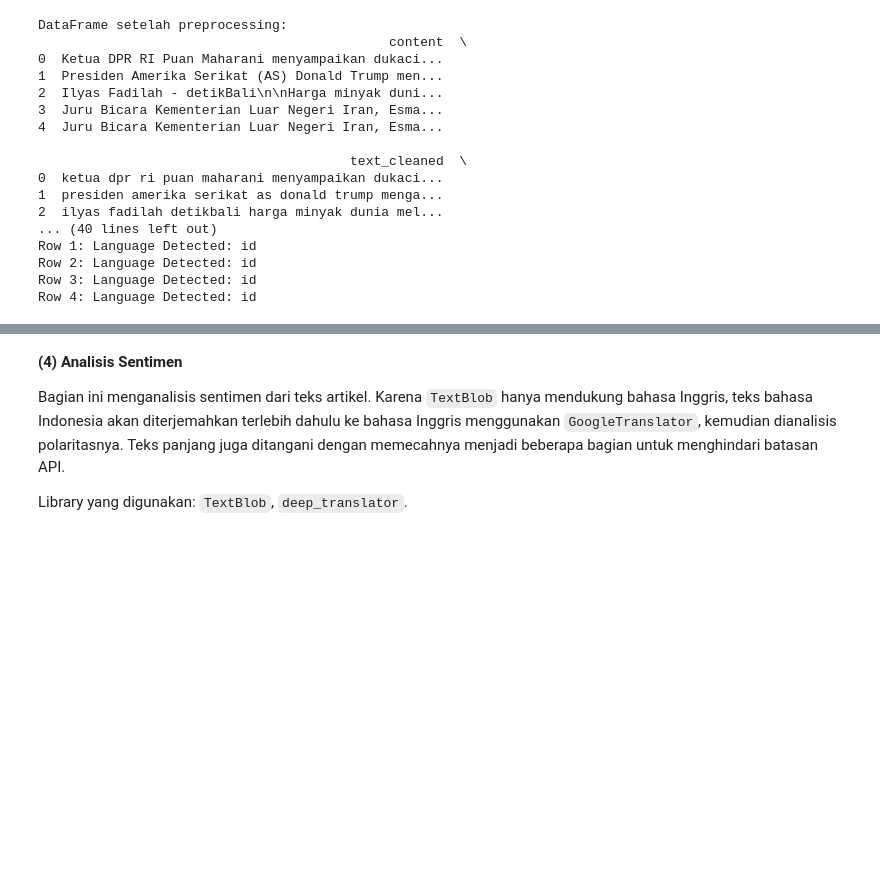
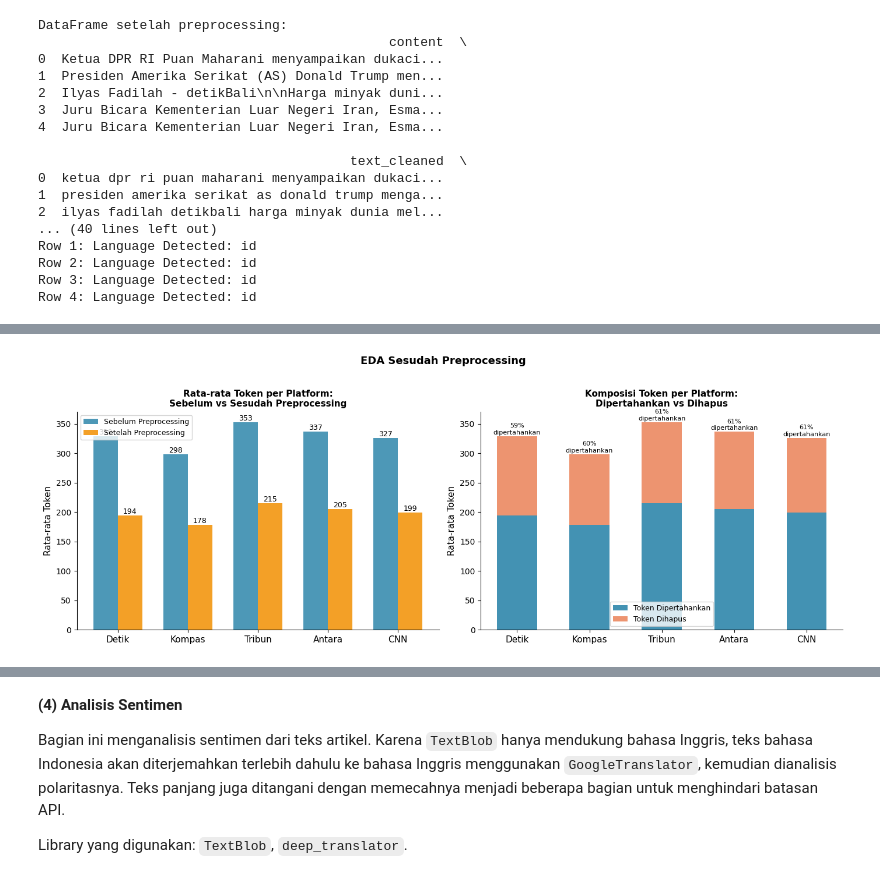
Before and after one commit to KurniaYufi/sentiment-analysis-kematian-ali-khamenei, a Jupyter notebook: data-preprocessing/article-preprocessing.ipynb, the cells around one changed output, grey strips where cells are left out. Drawn from its saved outputs; the diff is of its cells as text; code cells hidden in the pictures; blank space fills up the shorter version.

```diff
--- a/data-preprocessing/article-preprocessing.ipynb
+++ b/data-preprocessing/article-preprocessing.ipynb
@@ -354,0 +475,91 @@ Row 4: Language Detected: id
+# %%
+from collections import Counter
+import matplotlib.pyplot as plt
+import numpy as np
+
+# ── Hitung token count ────────────────────────────────────────────────────
+df_article['token_count_raw']   = df_article['tokens'].str.len()
+df_article['token_count_clean'] = df_article['tokens_no_stop'].str.len()
+df_article['token_count_stem']  = df_article['tokens_stemmed'].str.len()
+
+ORDER = ['Detik', 'Kompas', 'Tribun', 'Antara', 'CNN']
+
+print("=== Statistik Token Setelah Preprocessing ===")
+mean_raw   = df_article['token_count_raw'].mean()
+mean_clean = df_article['token_count_clean'].mean()
+mean_stem  = df_article['token_count_stem'].mean()
+print(f"  Rata-rata token (sebelum stopword removal) : {mean_raw:.1f}")
+print(f"  Rata-rata token (sesudah stopword removal) : {mean_clean:.1f}  (reduksi: {(1-mean_clean/mean_raw)*100:.1f}%)")
+print(f"  Rata-rata token (sesudah stemming)          : {mean_stem:.1f}  (reduksi: {(1-mean_stem/mean_raw)*100:.1f}%)")
+print(f"  Median token (sesudah stemming)             : {df_article['token_count_stem'].median():.1f}")
+print(f"  Min token (sesudah stemming)                : {df_article['token_count_stem'].min()}")
+print(f"  Max token (sesudah stemming)                : {df_article['token_count_stem'].max()}")
+
+print("\n=== Token Setelah Stemming per Platform ===")
+print(df_article.groupby('News')['token_count_stem']
+      .agg(['mean','median','min','max']).round(1)
+      .rename(columns={'mean':'Rata-rata','median':'Median','min':'Min','max':'Max'}).to_string())
+
+all_raw  = [t for toks in df_article['tokens'].tolist()         for t in toks]
+all_stem = [t for toks in df_article['tokens_stemmed'].tolist() for t in toks]
+print(f"\n=== Statistik Kosakata ===")
+print(f"  Token unik (sebelum preprocessing)  : {len(set(all_raw)):,}")
+print(f"  Token unik (setelah stemming)        : {len(set(all_stem)):,}")
+print(f"  Reduksi kosakata                     : {(1-len(set(all_stem))/len(set(all_raw)))*100:.1f}%")
+
+# ── Visualisasi 1: Bar sebelum vs sesudah + Stacked komposisi ─────────────
+COLORS = ['#2E86AB','#A23B72','#F18F01','#C73E1D','#3B1F2B']
+fig, axes = plt.subplots(1, 2, figsize=(14, 5))
+x = np.arange(len(ORDER))
+
+ax = axes[0]
+w = 0.35
+before_m = [df_article[df_article['News']==n]['token_count_raw'].mean()  for n in ORDER]
+after_m  = [df_article[df_article['News']==n]['token_count_stem'].mean() for n in ORDER]
+b1 = ax.bar(x - w/2, before_m, w, label='Sebelum Preprocessing', color='#2E86AB', alpha=0.85)
+b2 = ax.bar(x + w/2, after_m,  w, label='Setelah Preprocessing',  color='#F18F01', alpha=0.85)
+ax.set_xticks(x); ax.set_xticklabels(ORDER, fontsize=11)
+ax.set_ylabel('Rata-rata Token', fontsize=11)
+ax.set_title('Rata-rata Token per Platform:\nSebelum vs Sesudah Preprocessing', fontsize=11, fontweight='bold')
+ax.legend(fontsize=9)
+for bar in b1: ax.text(bar.get_x()+bar.get_width()/2, bar.get_height()+3, f'{bar.get_height():.0f}', ha='center', fontsize=9)
+for bar in b2: ax.text(bar.get_x()+bar.get_width()/2, bar.get_height()+3, f'{bar.get_height():.0f}', ha='center', fontsize=9)
+ax.spines['top'].set_visible(False); ax.spines['right'].set_visible(False)
+
+ax = axes[1]
+raw_m     = [df_article[df_article['News']==n]['token_count_raw'].mean()  for n in ORDER]
+clean_m   = [df_article[df_article['News']==n]['token_count_stem'].mean() for n in ORDER]
+removed_m = [r - c for r, c in zip(raw_m, clean_m)]
+b1 = ax.bar(x, clean_m,   0.55, label='Token Dipertahankan',               color='#2E86AB', alpha=0.9)
+b2 = ax.bar(x, removed_m, 0.55, bottom=clean_m, label='Token Dihapus',     color='#E87040', alpha=0.75)
+ax.set_xticks(x); ax.set_xticklabels(ORDER, fontsize=11)
+ax.set_ylabel('Rata-rata Token', fontsize=11)
+ax.set_title('Komposisi Token per Platform:\nDipertahankan vs Dihapus', fontsize=11, fontweight='bold')
+ax.legend(fontsize=9)
+for i, (c, r) in enumerate(zip(clean_m, raw_m)):
+    ax.text(i, r+3, f'{c/r*100:.0f}%\ndipertahankan', ha='center', fontsize=8)
+ax.spines['top'].set_visible(False); ax.spines['right'].set_visible(False)
+
+plt.suptitle('EDA Sesudah Preprocessing', fontsize=13, fontweight='bold', y=1.02)
+plt.tight_layout()
+plt.savefig('eda_after_preprocessing.png', dpi=150, bbox_inches='tight')
+plt.show()
+
+# ── Visualisasi 2: Top 20 kata setelah preprocessing ────────────────────
+freq  = Counter(all_stem)
+top20 = freq.most_common(20)
+words, counts = zip(*top20)
+
+fig, ax = plt.subplots(figsize=(10, 7))
+ax.barh(list(reversed(words)), list(reversed(counts)), color='#2E86AB', alpha=0.85)
+for i, v in enumerate(reversed(counts)):
+    ax.text(v+30, i, f'{v:,}', va='center', fontsize=9)
+ax.set_xlabel('Frekuensi', fontsize=12)
+ax.set_title('Top 20 Kata Paling Sering Muncul Setelah Preprocessing (Stemmed)',
+             fontsize=12, fontweight='bold')
+ax.spines['top'].set_visible(False); ax.spines['right'].set_visible(False)
+plt.tight_layout()
+plt.savefig('eda_top20_words.png', dpi=150, bbox_inches='tight')
+plt.show()
+print("✅ EDA Sesudah Preprocessing selesai.")
+# %% [output]
@@ -354,0 +583 @@ Row 4: Language Detected: id
+[figure, added]
```
Also changed, not shown: parts of 8 cells of this notebook.
